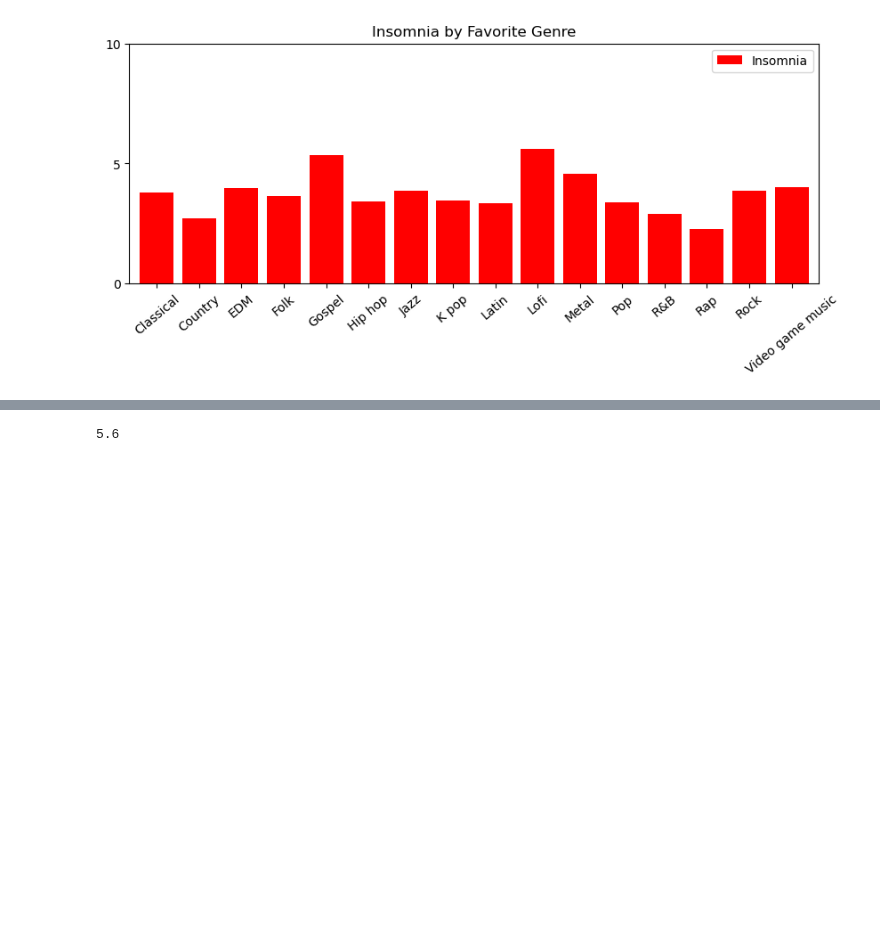
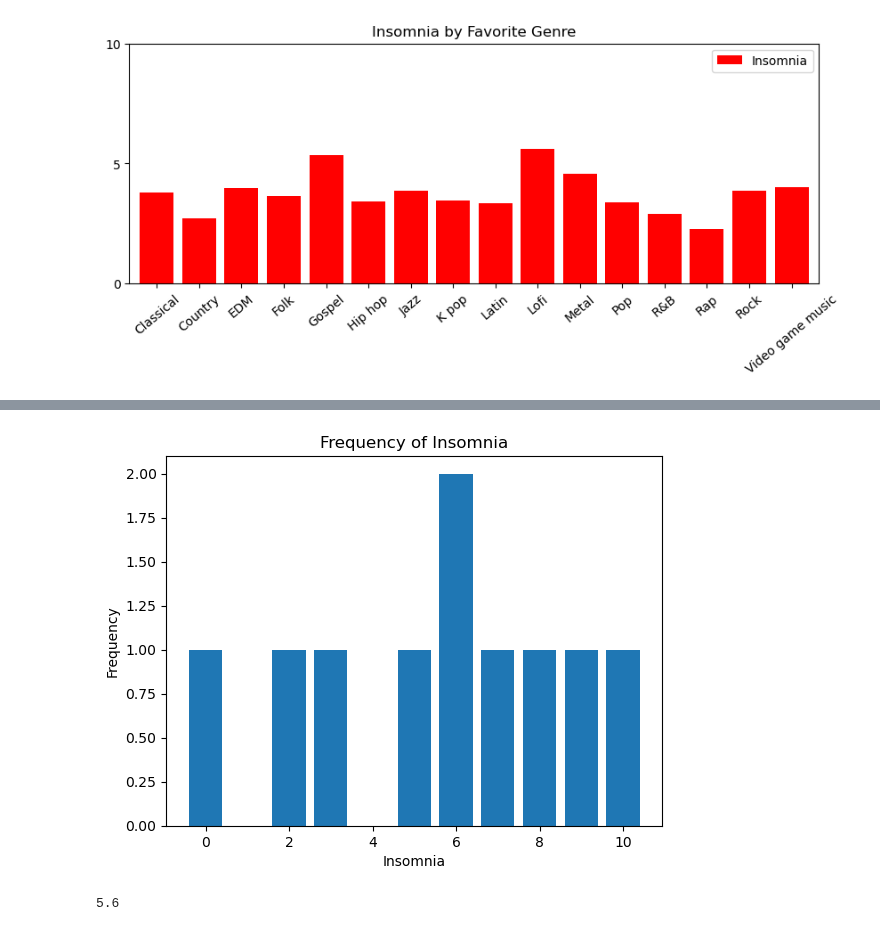
Before and after one commit to jdanielle12/project1, a Jupyter notebook: music_and_mental_health.ipynb, the cells around one changed output, grey strips where cells are left out. Drawn from its saved outputs; the diff is of its cells as text; code cells hidden in the pictures; blank space fills up the shorter version.

Commit message:
added insom. changes

```diff
--- a/music_and_mental_health.ipynb
+++ b/music_and_mental_health.ipynb
@@ -73,3 +73,7 @@ fav_genre_chart = fav_genre.plot.bar(y='Insomnia', rot=40, width=0.8, figsize=(1
                                     yticks=[0,5,10], xlabel='', color='red')
 # %% [output]
 [figure]
+# %%
+df= music_mental_health_df[["Fav genre", "Depression","BPM", "OCD", "Anxiety", "Insomnia", "Age","Hours per day"]]
+df_lofi = df[df["Fav genre"]=='Lofi']
+df_lofi[["Depression","BPM","OCD", "Anxiety", "Insomnia", "Age", "Hours per day"]].corr()
@@ -76,3 +89,15 @@ fav_genre_chart = fav_genre.plot.bar(y='Insomnia', rot=40, width=0.8, figsize=(1
+# %%
+# View graphs on the distribution of the sample data
+# Insomnia
+insomnia_dist = df_lofi['Insomnia']
+freq_ins_counts = insomnia_dist.value_counts()
+plt.bar(freq_ins_counts.index, freq_ins_counts.values)
+plt.xlabel('Insomnia')
+plt.ylabel('Frequency')
+plt.title('Frequency of Insomnia')
+plt.show()
+# %% [output]
+[figure, added]
 # %%
 # Average insomnia
 average_insomnia = df_lofi['Insomnia'].mean()
```
Also changed, not shown: parts of 1 cell of this notebook.
